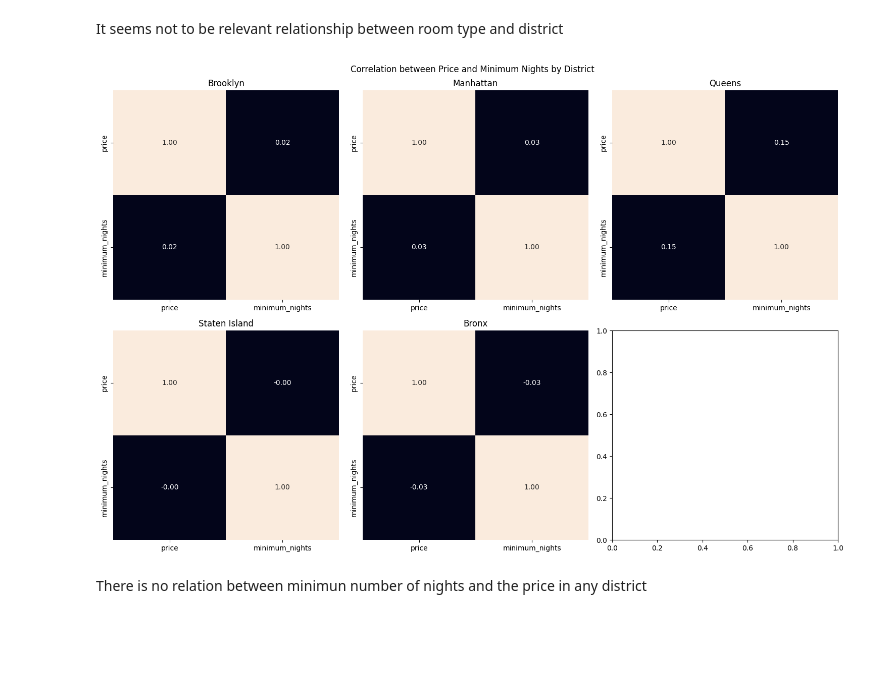
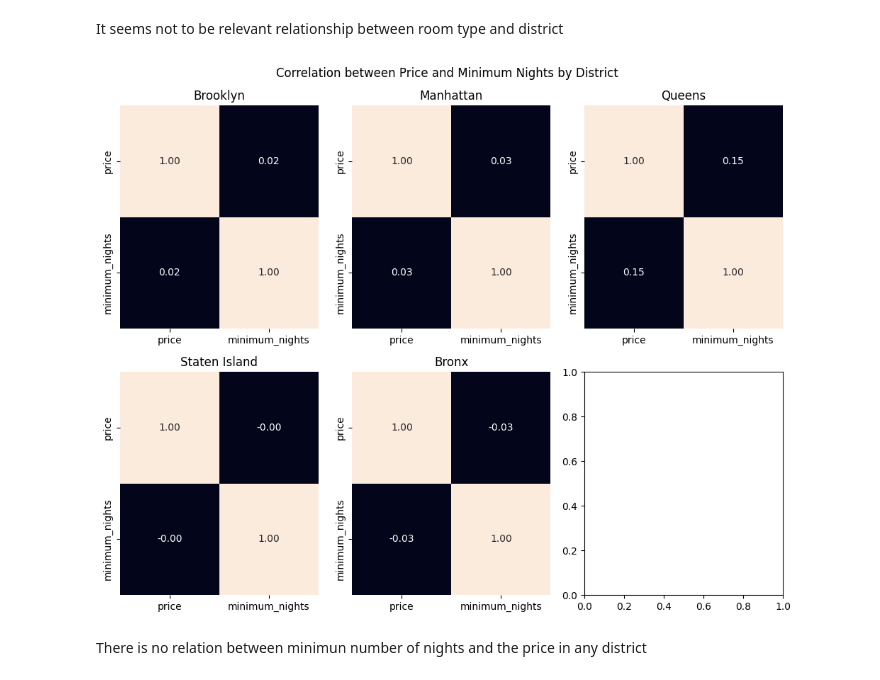
Before and after one commit to 4GeeksAcademy/iagorivadulla-machine-learning-python-template, a Jupyter notebook: src/explore.ipynb, the cells around one changed output. Drawn from its saved outputs; the diff is of its cells as text; code cells hidden in the pictures; blank space fills up the shorter version.

```diff
--- a/src/explore.ipynb
+++ b/src/explore.ipynb
@@ -77,7 +142,8 @@ memory usage: 1.4+ KB
 #delete irrelevant colums and duplicated
 #df = df.drop_duplicates(['latitude', 'longitude'])
 df = df.drop(free.index) #delete free rooms
-df = df.drop(['name', 'host_name', 'last_review', 'number_of_reviews', 'reviews_per_month'], axis=1)
+
+df = df.drop(['name', 'host_name', 'last_review', 'reviews_per_month'], axis=1)
 df.head()
 # %% [output]
 |  | host_id | neighbourhood_group | neighbourhood | latitude | longitude | room_type | price | minimum_nights | ... |
@@ -198,31 +264,31 @@ It seems not to be relevant relationship between room type and district
 # %%
 #relation in prices and min nights by district
 
-fig, axis = plt.subplots(2, 3, figsize=(15, 10))
+fig, axis = plt.subplots(2, 3, figsize=(10, 8))
 axis = axis.flatten()
 
 for i, group in enumerate(groups):
     subset = df[df['neighbourhood_group'] == group]
 
     # correlation matrix
     corr = subset[["price", "minimum_nights"]].corr()
 
     sns.heatmap(
         corr,
         annot=True,
         fmt=".2f",
         cbar=False,
         ax=axis[i],
 
     )
 
     axis[i].set_title(group, fontsize=12)
     axis[i].tick_params(labelsize=10)
 
 fig.suptitle('Correlation between Price and Minimum Nights by District')
 plt.tight_layout()
 plt.show()
 # %% [output]
-[figure, old version]
+[figure, new version]
 # %% [markdown]
 There is no relation between minimun number of nights and the price in any district
```
Also changed, not shown: parts of 17 cells of this notebook, 2 other files.
